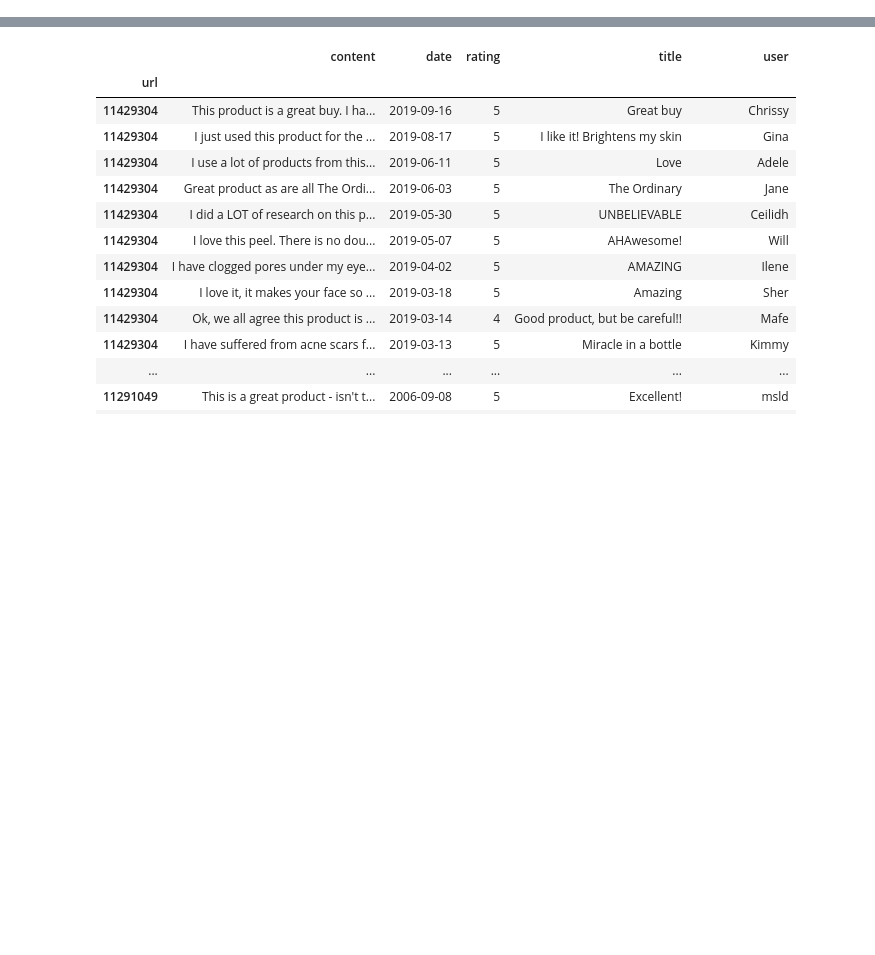
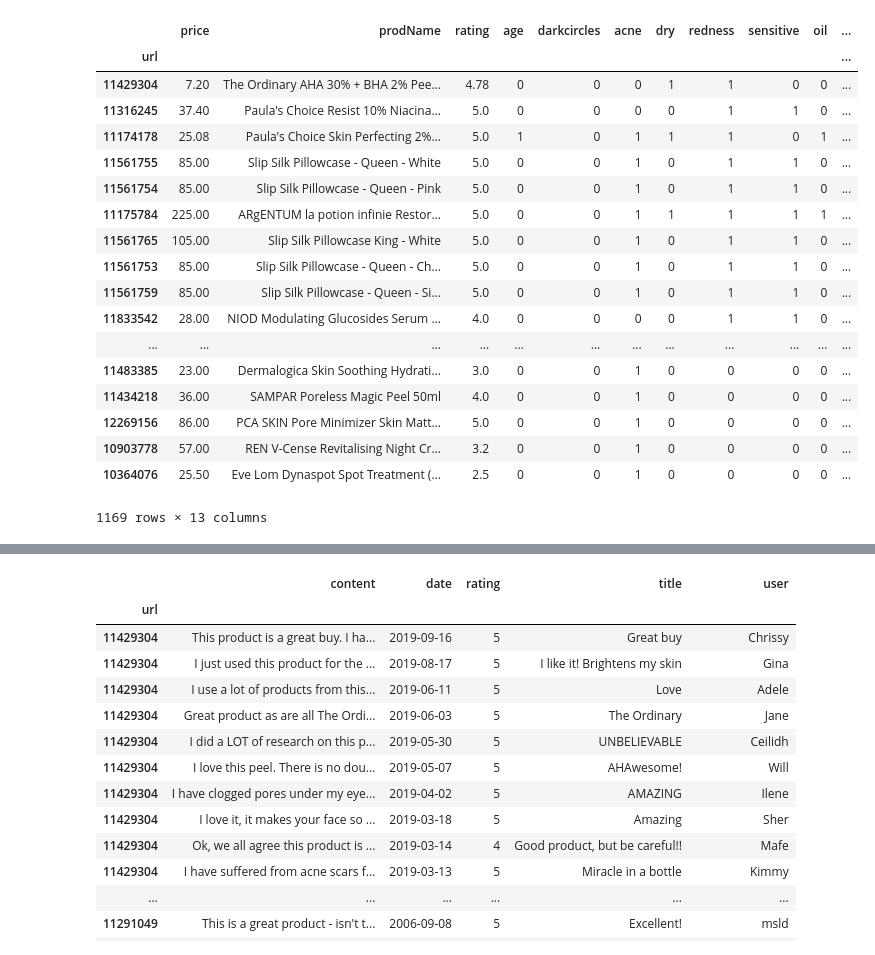
Before and after one commit to mackenziemitchell6/SkinCareRoutine, a Jupyter notebook: SkinStoreScrapingReviews.ipynb, the cells around one changed output, grey strips where cells are left out. Cells and saved outputs as stored; diff of their text form; code cells hidden in the pictures; blank space fills up the shorter version.

```diff
--- a/SkinStoreScrapingReviews.ipynb
+++ b/SkinStoreScrapingReviews.ipynb
@@ -10,5 +10,27 @@ import pickle
 # %%
 with open('fulldataframe.pickle', 'rb') as f:
     full = pickle.load(f)
+# %%
+full
+# %% [output]
+|  | price | prodName | rating | age | darkcircles | acne | dry | redness | sensitive | oil | ... |
+| url |  |  |  |  |  |  |  |  |  |  | ... |
+| 11429304 | 7.20 | The Ordinary AHA 30% + BHA 2% Pee... | 4.78 | 0 | 0 | 0 | 1 | 1 | 0 | 0 | ... |
+| 11316245 | 37.40 | Paula's Choice Resist 10% Niacina... | 5.0 | 0 | 0 | 0 | 0 | 1 | 1 | 0 | ... |
+| 11174178 | 25.08 | Paula's Choice Skin Perfecting 2%... | 5.0 | 1 | 0 | 1 | 1 | 1 | 0 | 1 | ... |
+| 11561755 | 85.00 | Slip Silk Pillowcase - Queen - White | 5.0 | 0 | 0 | 1 | 0 | 1 | 1 | 0 | ... |
+| 11561754 | 85.00 | Slip Silk Pillowcase - Queen - Pink | 5.0 | 0 | 0 | 1 | 0 | 1 | 1 | 0 | ... |
+| 11175784 | 225.00 | ARgENTUM la potion infinie Restor... | 5.0 | 0 | 0 | 1 | 1 | 1 | 1 | 1 | ... |
+| 11561765 | 105.00 | Slip Silk Pillowcase King - White | 5.0 | 0 | 0 | 1 | 0 | 1 | 1 | 0 | ... |
+| 11561753 | 85.00 | Slip Silk Pillowcase - Queen - Ch... | 5.0 | 0 | 0 | 1 | 0 | 1 | 1 | 0 | ... |
+| 11561759 | 85.00 | Slip Silk Pillowcase - Queen - Si... | 5.0 | 0 | 0 | 1 | 0 | 1 | 1 | 0 | ... |
+| 11833542 | 28.00 | NIOD Modulating Glucosides Serum ... | 4.0 | 0 | 0 | 0 | 0 | 1 | 1 | 0 | ... |
+| ... | ... | ... | ... | ... | ... | ... | ... | ... | ... | ... | ... |
+| 11483385 | 23.00 | Dermalogica Skin Soothing Hydrati... | 3.0 | 0 | 0 | 1 | 0 | 0 | 0 | 0 | ... |
+| 11434218 | 36.00 | SAMPAR Poreless Magic Peel 50ml | 4.0 | 0 | 0 | 1 | 0 | 0 | 0 | 0 | ... |
+| 12269156 | 86.00 | PCA SKIN Pore Minimizer Skin Matt... | 5.0 | 0 | 0 | 1 | 0 | 0 | 0 | 0 | ... |
+| 10903778 | 57.00 | REN V-Cense Revitalising Night Cr... | 3.2 | 0 | 0 | 1 | 0 | 0 | 0 | 0 | ... |
+| 10364076 | 25.50 | Eve Lom Dynaspot Spot Treatment (... | 2.5 | 0 | 0 | 1 | 0 | 0 | 0 | 0 | ... |
+1169 rows × 13 columns
 # %%
 ratingdict=[]
```
Also changed, not shown: parts of 3 cells of this notebook, 16 other files.
